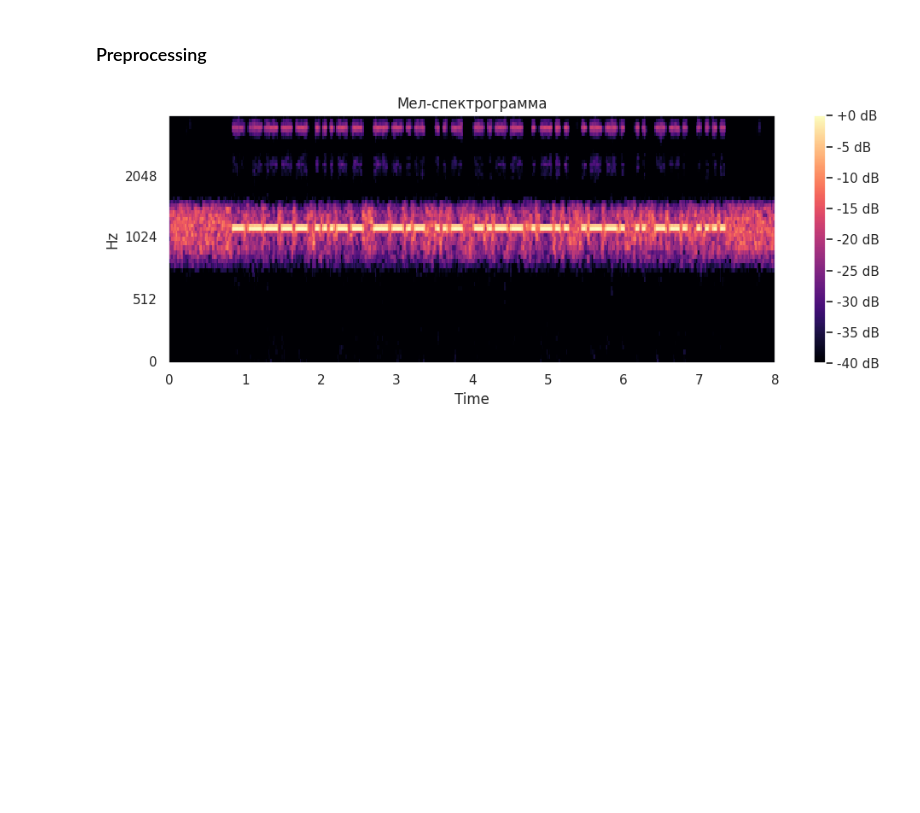
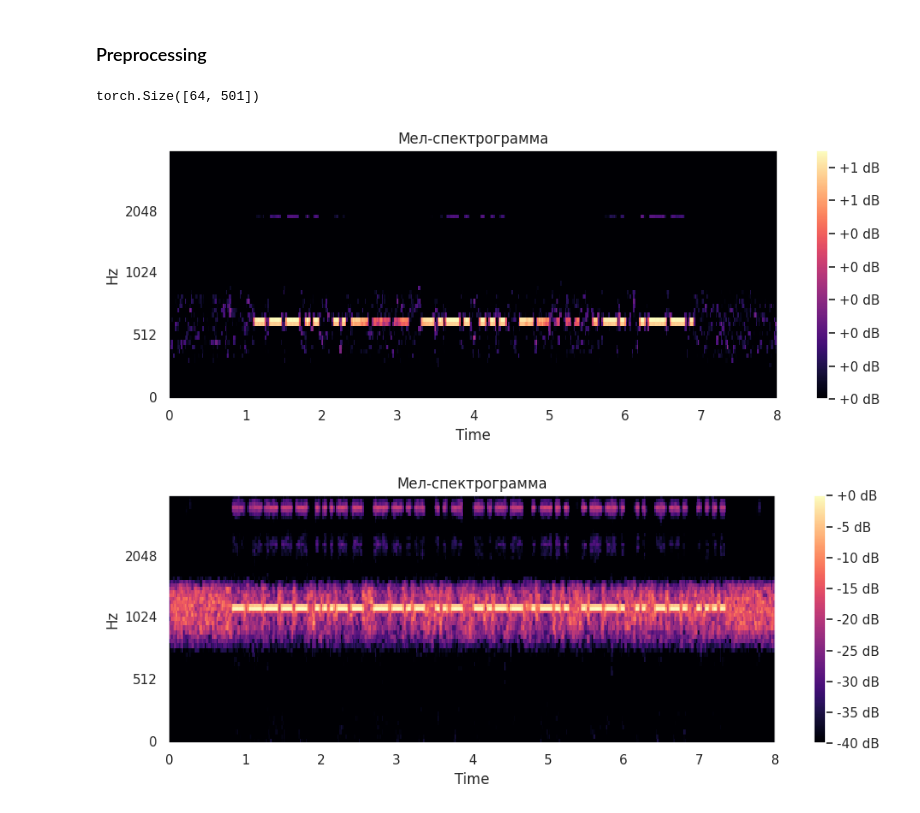
Before and after one commit to Valikpp/ds-training-tasks, a Jupyter notebook: kontur/morse-decoder/main.ipynb, the cells around one changed output. Saved outputs shown, nothing was run; the diff lists cells and outputs as text; code cells hidden in the pictures; blank space fills up the shorter version.

```diff
--- a/kontur/morse-decoder/main.ipynb
+++ b/kontur/morse-decoder/main.ipynb
@@ -61,7 +64,20 @@ def show_melspect(mel_spec):
     plt.tight_layout()
     plt.show()
 # %%
-mel = extract_features(audio_path)
+mel = extract_features("morse_dataset/morse_dataset/29865.opus")
+tns = torch.from_numpy(mel)
+mn = tns.min()
+mx = tns.max()
+
+tns_norm = (tns - mn) / (mx - mn + 1e-8)
+tns_scaled =  F.relu(tns_norm * 1.75 - 1)
+print(tns_scaled.size())
+# %% [output]
+torch.Size([64, 501])
+# %%
+show_melspect(tns_scaled.numpy())
+# %% [output]
+[figure, added]
 # %%
 show_melspect(mel)
 # %% [output]
```
Also changed, not shown: parts of 17 cells of this notebook.
